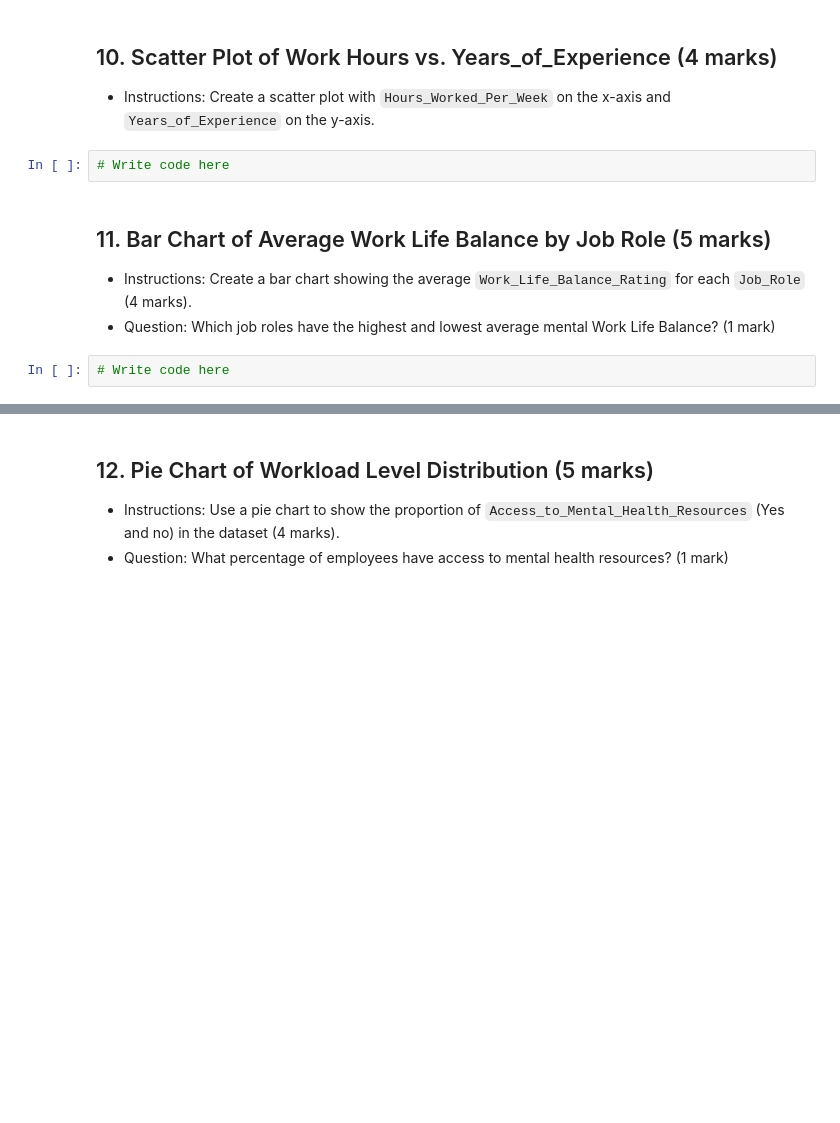
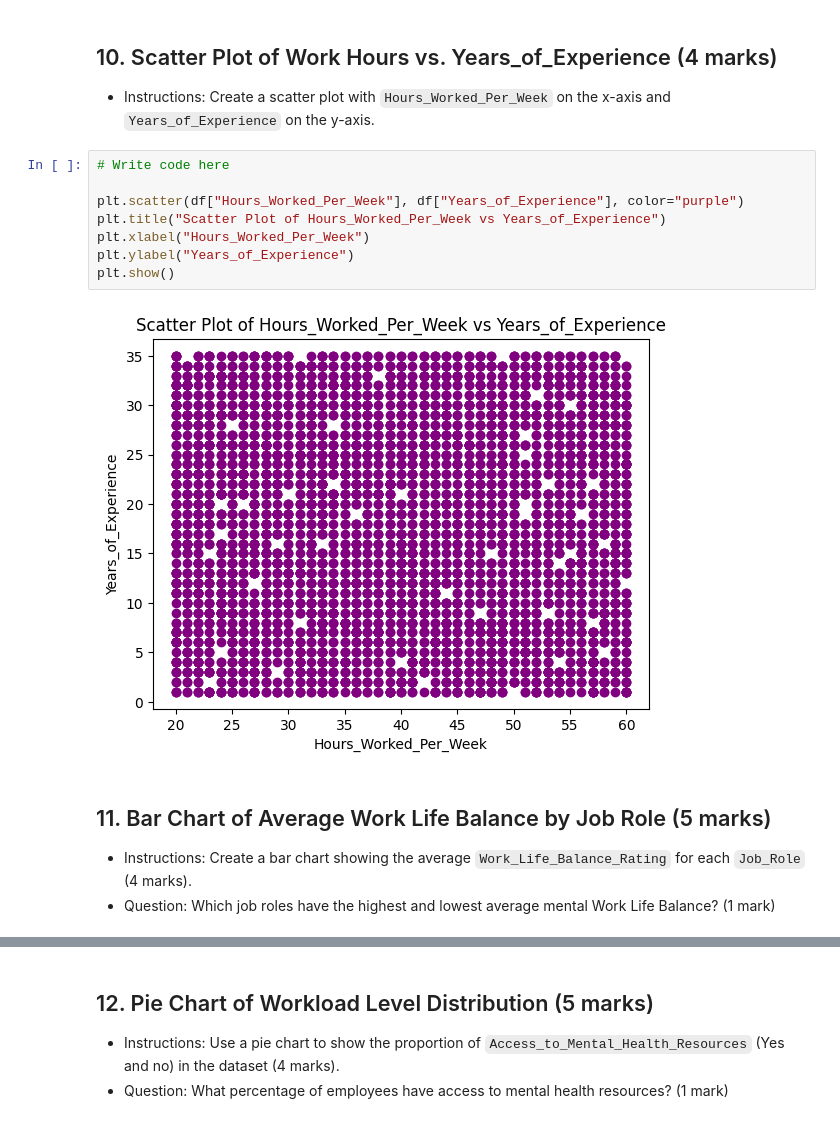
Before and after one commit to kuruxxii/PythonDA-course-assessment-submission, a Jupyter notebook: Assessment/Data_Analytics_with_Python_Assessment.ipynb, the cells around one changed output, grey strips where cells are left out. Saved outputs shown, nothing was run; the diff lists cells and outputs as text; blank space fills up the shorter version.

```diff
--- a/Assessment/Data_Analytics_with_Python_Assessment.ipynb
+++ b/Assessment/Data_Analytics_with_Python_Assessment.ipynb
@@ -340,11 +455,17 @@ dtype: float64
 # %% [markdown]
 ## 10. Scatter Plot of Work Hours vs. Years_of_Experience (4 marks)
 - Instructions: Create a scatter plot with `Hours_Worked_Per_Week` on the x-axis and `Years_of_Experience` on the y-axis.
-# %%
-# Write code here
+# %%
+# Write code here
+
+plt.scatter(df["Hours_Worked_Per_Week"], df["Years_of_Experience"], color="purple")
+plt.title("Scatter Plot of Hours_Worked_Per_Week vs Years_of_Experience")
+plt.xlabel("Hours_Worked_Per_Week")
+plt.ylabel("Years_of_Experience")
+plt.show()
+# %% [output]
+[figure, added]
 # %% [markdown]
 ## 11. Bar Chart of Average Work Life Balance by Job Role (5 marks)
 - Instructions: Create a bar chart showing the average `Work_Life_Balance_Rating` for each `Job_Role` (4 marks).
 - Question: Which job roles have the highest and lowest average mental Work Life Balance? (1 mark)
-# %%
-# Write code here
```
Also changed, not shown: parts of 19 cells of this notebook.
